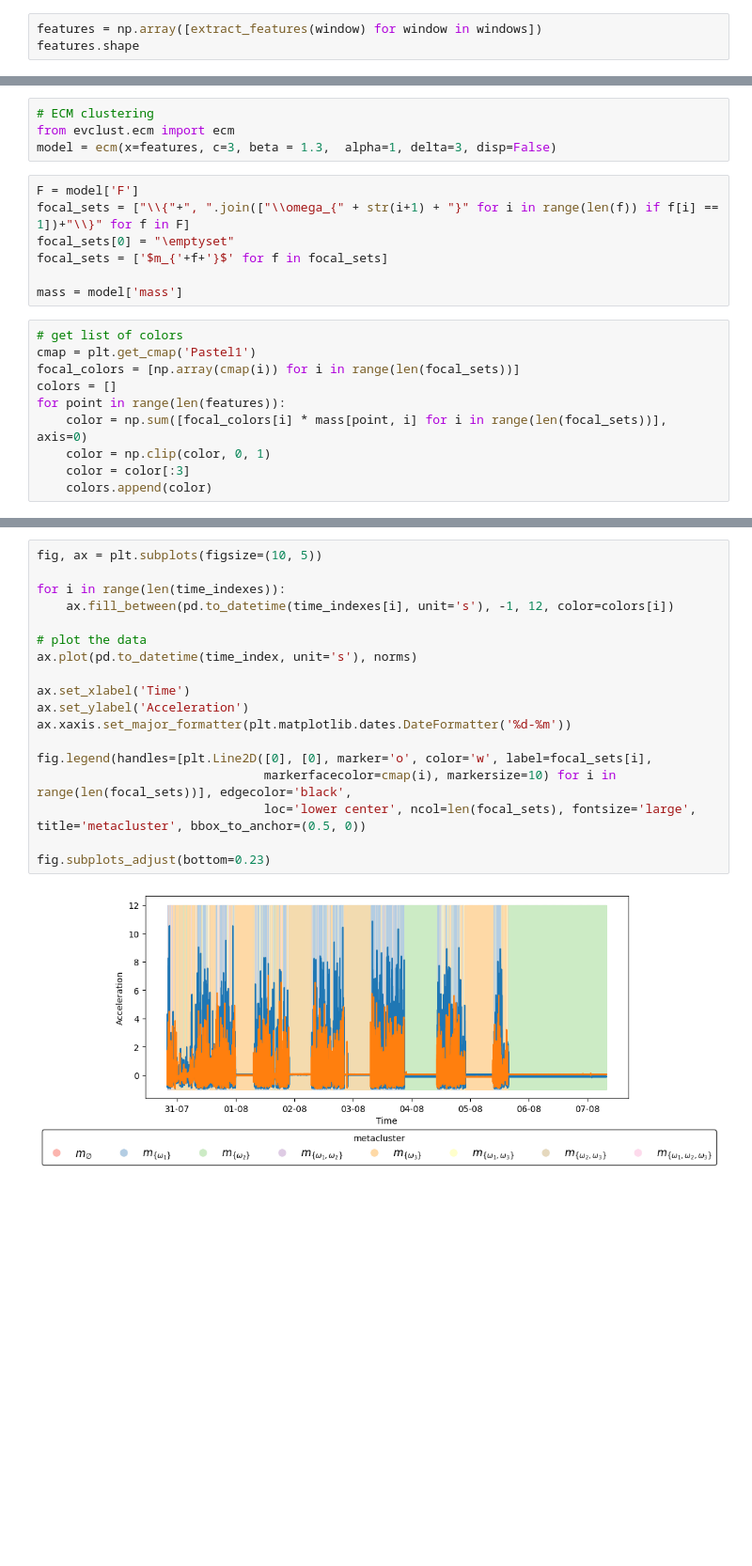
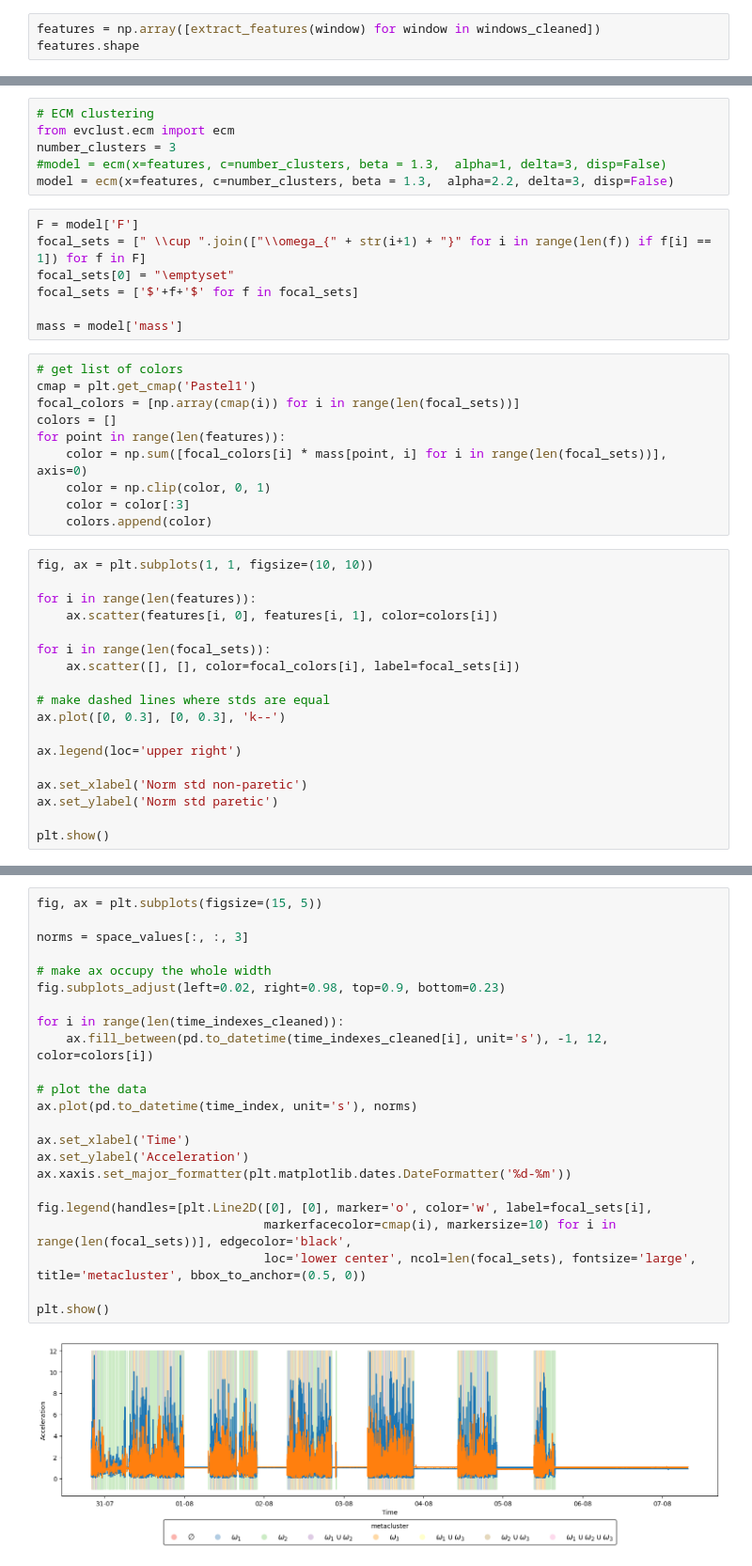
Before and after one commit to victorsouza89/rearm-actimetry-exploring, a Jupyter notebook: easy_clustering.ipynb, the cells around one changed output, grey strips where cells are left out. Shown at 94% size. Saved outputs shown, nothing was run; the diff lists cells and outputs as text; blank space fills up the shorter version.

```diff
--- a/easy_clustering.ipynb
+++ b/easy_clustering.ipynb
@@ -131,4 +254,4 @@ def extract_features(window):
 # %%
-features = np.array([extract_features(window) for window in windows])
+features = np.array([extract_features(window) for window in windows_cleaned])
 features.shape
 # %% [output]
@@ -136,12 +261,14 @@ features.shape
 # %%
 # ECM clustering
 from evclust.ecm import ecm
-model = ecm(x=features, c=3, beta = 1.3,  alpha=1, delta=3, disp=False)
+number_clusters = 3
+#model = ecm(x=features, c=number_clusters, beta = 1.3,  alpha=1, delta=3, disp=False)
+model = ecm(x=features, c=number_clusters, beta = 1.3,  alpha=2.2, delta=3, disp=False)
 # %%
 F = model['F']
-focal_sets = ["\\{"+", ".join(["\\omega_{" + str(i+1) + "}" for i in range(len(f)) if f[i] == 1])+"\\}" for f in F]
+focal_sets = [" \\cup ".join(["\\omega_{" + str(i+1) + "}" for i in range(len(f)) if f[i] == 1]) for f in F]
 focal_sets[0] = "\emptyset"
-focal_sets = ['$m_{'+f+'}$' for f in focal_sets]
+focal_sets = ['$'+f+'$' for f in focal_sets]
 
 mass = model['mass']
 # %%
@@ -154,3 +281,21 @@ for point in range(len(features)):
     color = np.clip(color, 0, 1)
     color = color[:3]
     colors.append(color)
+# %%
+fig, ax = plt.subplots(1, 1, figsize=(10, 10))
+
+for i in range(len(features)):
+    ax.scatter(features[i, 0], features[i, 1], color=colors[i])
+
+for i in range(len(focal_sets)):
+    ax.scatter([], [], color=focal_colors[i], label=focal_sets[i])
+
+# make dashed lines where stds are equal
+ax.plot([0, 0.3], [0, 0.3], 'k--')
+
+ax.legend(loc='upper right')
+
+ax.set_xlabel('Norm std non-paretic')
+ax.set_ylabel('Norm std paretic')
+
+plt.show()
@@ -157,20 +304,25 @@ for point in range(len(features)):
 # %%
-fig, ax = plt.subplots(figsize=(10, 5))
+fig, ax = plt.subplots(figsize=(15, 5))
 
-for i in range(len(time_indexes)):
-    ax.fill_between(pd.to_datetime(time_indexes[i], unit='s'), -1, 12, color=colors[i])
+norms = space_values[:, :, 3]
+
+# make ax occupy the whole width
+fig.subplots_adjust(left=0.02, right=0.98, top=0.9, bottom=0.23)
+
+for i in range(len(time_indexes_cleaned)):
+    ax.fill_between(pd.to_datetime(time_indexes_cleaned[i], unit='s'), -1, 12, color=colors[i])
 
 # plot the data
 ax.plot(pd.to_datetime(time_index, unit='s'), norms)
 
 ax.set_xlabel('Time')
 ax.set_ylabel('Acceleration')
 ax.xaxis.set_major_formatter(plt.matplotlib.dates.DateFormatter('%d-%m'))
 
 fig.legend(handles=[plt.Line2D([0], [0], marker='o', color='w', label=focal_sets[i],
                                markerfacecolor=cmap(i), markersize=10) for i in range(len(focal_sets))], edgecolor='black',
                                loc='lower center', ncol=len(focal_sets), fontsize='large', title='metacluster', bbox_to_anchor=(0.5, 0))
 
-fig.subplots_adjust(bottom=0.23)
+plt.show()
 # %% [output]
-[figure, old version]
+[figure, new version]
```
Also changed, not shown: parts of 31 cells of this notebook.
